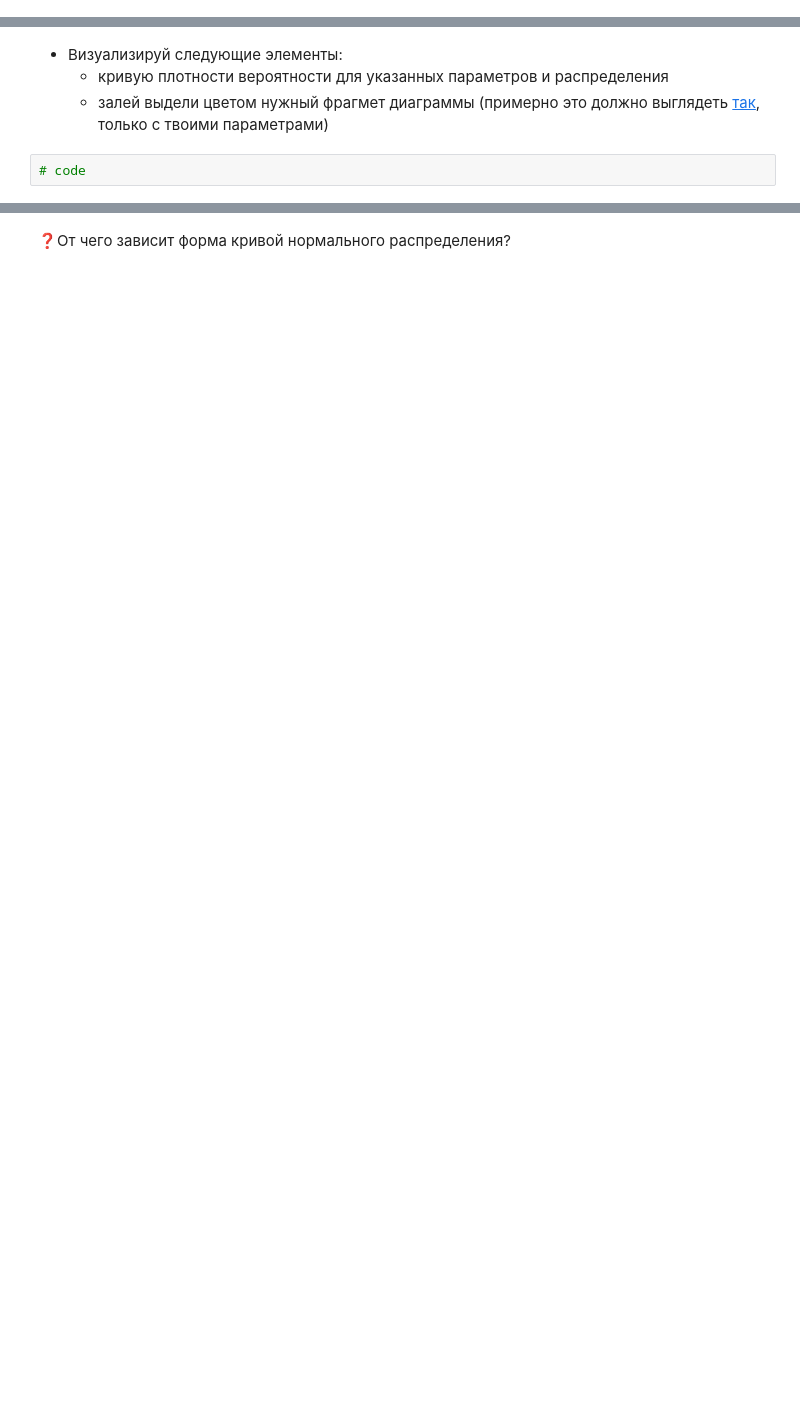
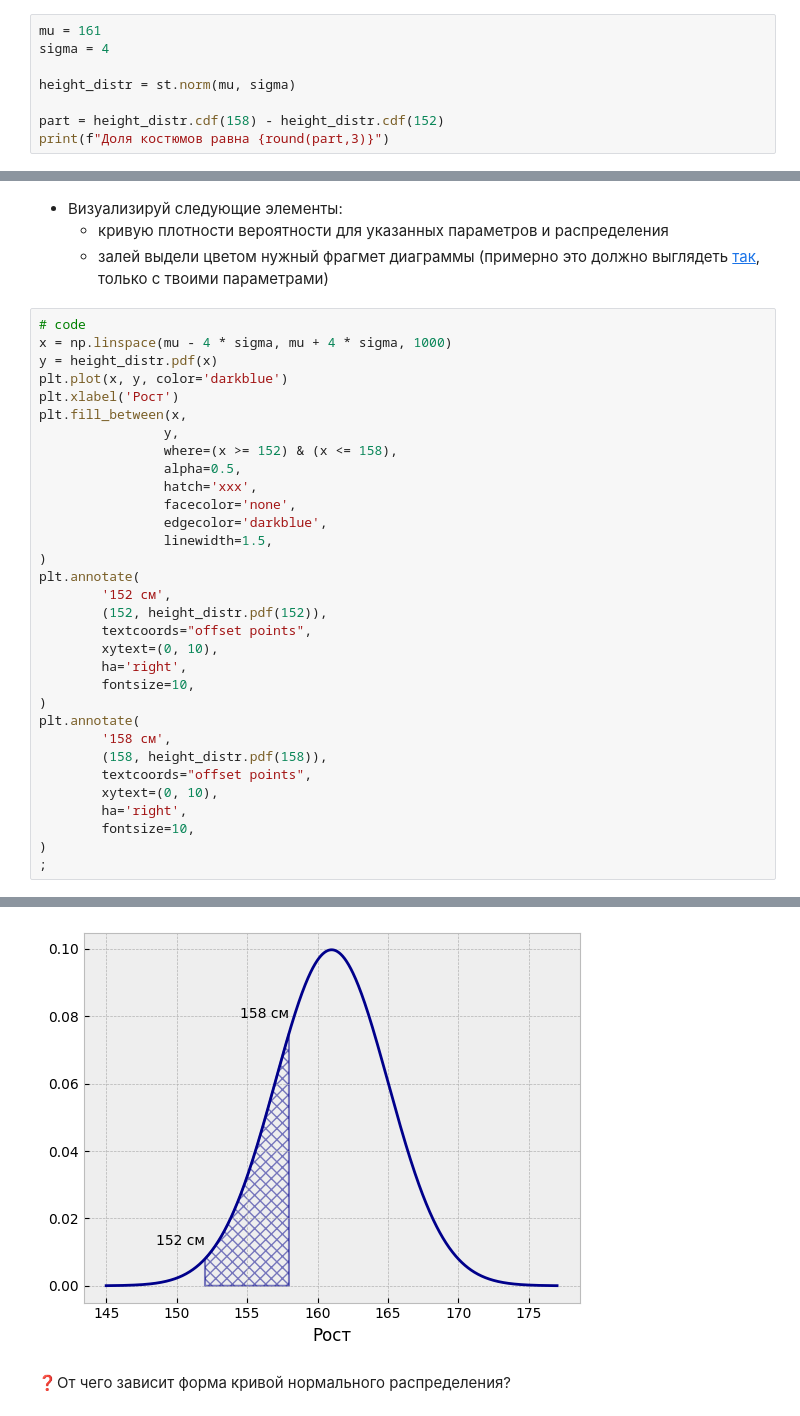
Before and after one commit to DmitriiPrikhodko/ds-phase1-git, a Jupyter notebook: day1/04-01-task.ipynb, the cells around one changed output, grey strips where cells are left out. Saved outputs shown, nothing was run; the diff lists cells and outputs as text; blank space fills up the shorter version.

```diff
--- a/day1/04-01-task.ipynb
+++ b/day1/04-01-task.ipynb
@@ -129,3 +150,11 @@ plt.fill_between(x, y, where=(x < 2))
 # %% [markdown]
 **7.** Рост мальчиков возрастной группы 15 лет - нормально распределённая случайная величина $X$ с параметрами $\mu=161$ см и $\sigma=4$ см.
 * Какую долю костюмов для мальчиков, имеющих рост от 152 до 158 см, нужно предусмотреть в объёме производства для данной возрастной группы?
+# %%
+mu = 161
+sigma = 4
+
+height_distr = st.norm(mu, sigma)
+
+part = height_distr.cdf(158) - height_distr.cdf(152)
+print(f"Доля костюмов равна {round(part,3)}")
@@ -141,3 +178,34 @@ plt.fill_between(x, y, where=(x < 2))
     * залей выдели цветом нужный фрагмет диаграммы (примерно это должно выглядеть [так](https://i.stack.imgur.com/c8F3F.png), только с твоими параметрами)
 # %%
 # code
+x = np.linspace(mu - 4 * sigma, mu + 4 * sigma, 1000)
+y = height_distr.pdf(x)
+plt.plot(x, y, color='darkblue')
+plt.xlabel('Рост')
+plt.fill_between(x,
+                y,
+                where=(x >= 152) & (x <= 158),
+                alpha=0.5,
+                hatch='xxx',
+                facecolor='none',
+                edgecolor='darkblue',
+                linewidth=1.5,
+)
+plt.annotate(
+        '152 см',
+        (152, height_distr.pdf(152)),
+        textcoords="offset points",
+        xytext=(0, 10),
+        ha='right',
+        fontsize=10,
+)
+plt.annotate(
+        '158 см',
+        (158, height_distr.pdf(158)),
+        textcoords="offset points",
+        xytext=(0, 10),
+        ha='right',
+        fontsize=10,
+)
+;
+# %% [output]
@@ -144,3 +213,4 @@ plt.fill_between(x, y, where=(x < 2))
+[figure, added]
 # %% [markdown]
 ❓От чего зависит форма кривой нормального распределения?
 # %% [markdown]
```
Also changed, not shown: parts of 13 cells of this notebook.
